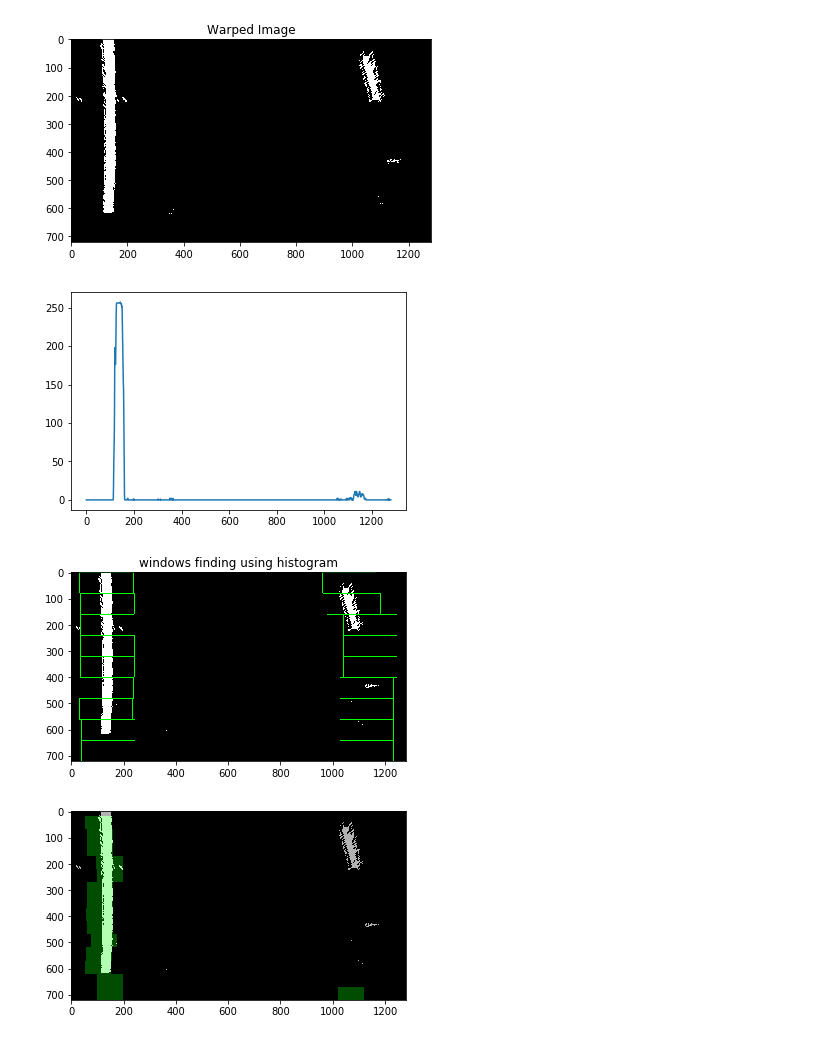
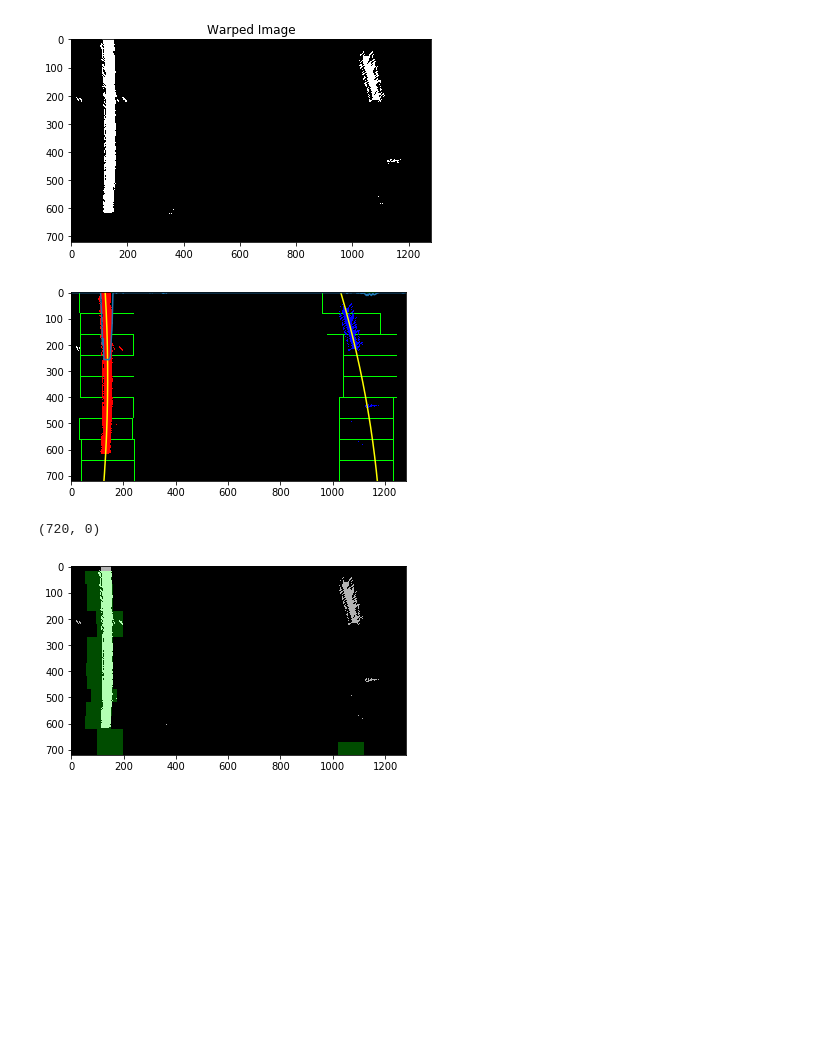
Before and after one commit to adreena/carnd-adv-lane-lines, a Jupyter notebook: project4.ipynb, the cells around one changed output. Saved outputs shown, nothing was run; the diff lists cells and outputs as text; code cells hidden in the pictures; blank space fills up the shorter version.

Commit message:
line plotting

```diff
--- a/project4.ipynb
+++ b/project4.ipynb
@@ -244,13 +244,37 @@ def sliding_window_histogram(img, n_windows=9):
             left_current= np.int(np.mean(nonzero_x[good_left_indexes]))
         if len(good_right_indexes)>= max_pix:
             right_current= np.int(np.mean(nonzero_x[good_right_indexes]))
-    return img_output
+
+    # Concatenate the arrays of indices
+    left_lane_inds = np.concatenate(good_left)
+    right_lane_inds = np.concatenate(good_right)
+
+    # Extract left and right line pixel positions
+    leftx = nonzero_x[left_lane_inds]
+    lefty = nonzero_y[left_lane_inds]
+    rightx = nonzero_x[right_lane_inds]
+    righty = nonzero_y[right_lane_inds]
+
+    # Fit a second order polynomial to each
+    left_fit = np.polyfit(lefty, leftx, 2)
+    right_fit = np.polyfit(righty, rightx, 2)
+    ploty = np.linspace(0, img.shape[0]-1, img.shape[0] )
+    left_fitx = left_fit[0]*ploty**2 + left_fit[1]*ploty + left_fit[2]
+    right_fitx = right_fit[0]*ploty**2 + right_fit[1]*ploty + right_fit[2]
+
+    img_output[nonzero_y[left_lane_inds], nonzero_x[left_lane_inds]] = [255, 0, 0]
+    img_output[nonzero_y[right_lane_inds], nonzero_x[right_lane_inds]] = [0, 0, 255]
+    return img_output, left_fitx, right_fitx, ploty
-# %%
-output_img = sliding_window_histogram(warped_img)
-image_display(output_img,'windows finding using histogram')
-# %% [output]
-[figure, removed]
-[figure, removed]
+# %%
+output_img, left_fitx, right_fitx, ploty = sliding_window_histogram(warped_img)
+plt.imshow(output_img)
+plt.plot(left_fitx, ploty, color='yellow')
+plt.plot(right_fitx, ploty, color='yellow')
+plt.xlim(0, warped_img.shape[1])
+plt.ylim(warped_img.shape[0], 0)
+# %% [output]
+[figure, added]
+(720, 0)
 # %%
 def window_mask(img,center,window_width, window_height, iteration):
     y_low = int(img.shape[0]-(iteration+1)*window_height)
```
